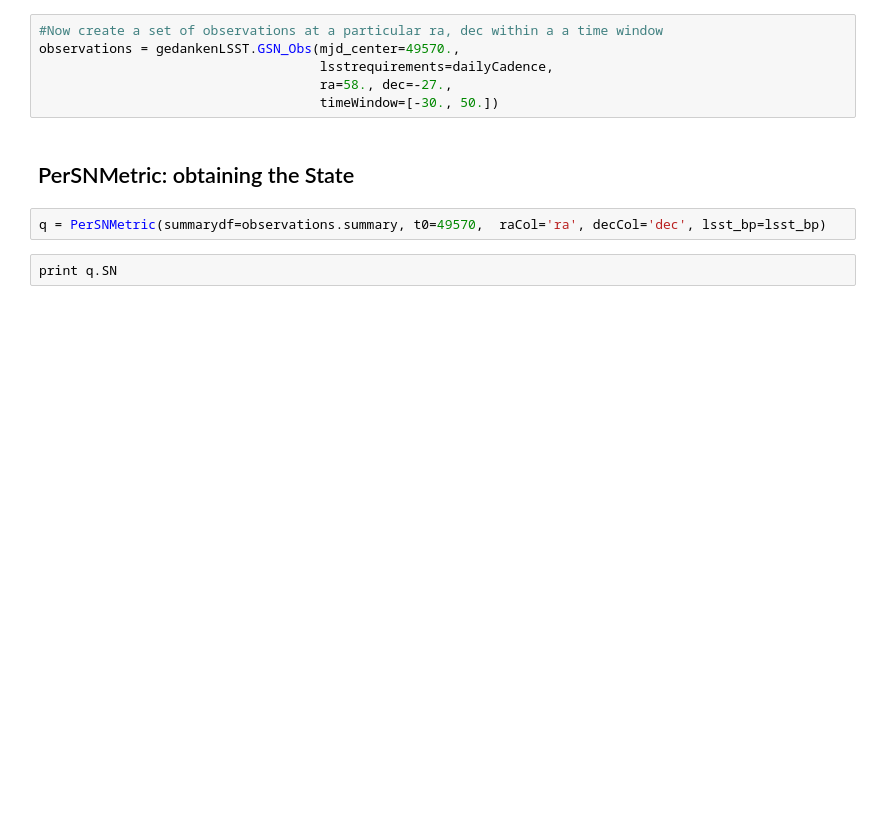
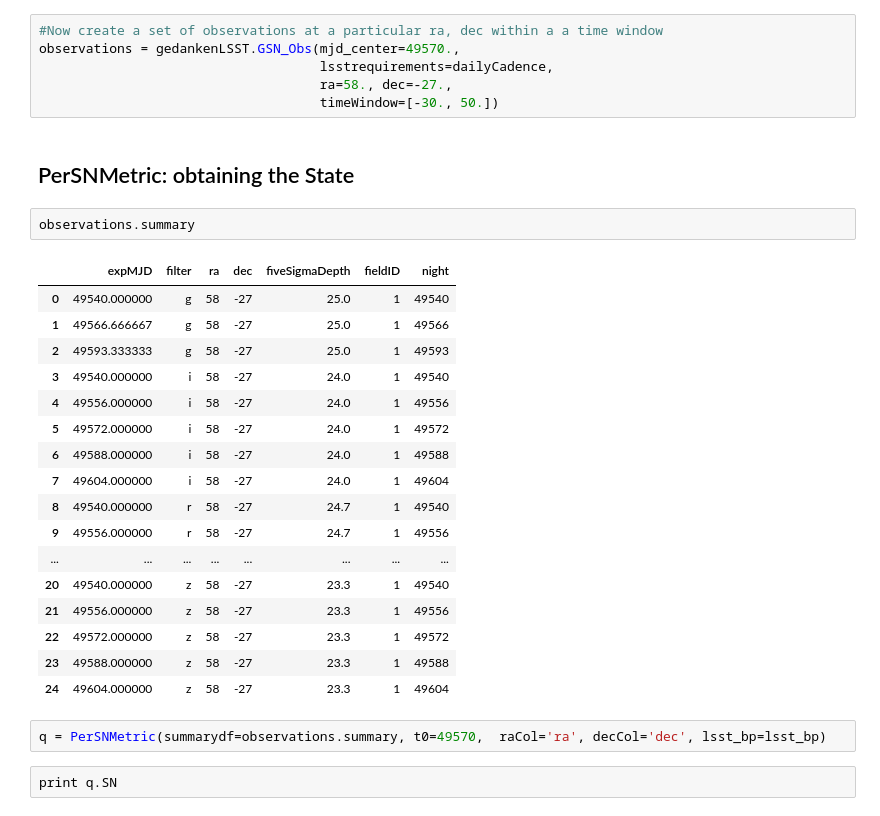
Before and after one commit to rbiswas4/Cadence, a Jupyter notebook: examples/ChangingRedshift.ipynb, the cells around one changed output. Saved outputs shown, nothing was run; the diff lists cells and outputs as text; blank space fills up the shorter version.

```diff
--- a/examples/ChangingRedshift.ipynb
+++ b/examples/ChangingRedshift.ipynb
@@ -52,6 +55,26 @@ observations = gedankenLSST.GSN_Obs(mjd_center=49570.,
                                     timeWindow=[-30., 50.])
 # %% [markdown]
 ##  PerSNMetric: obtaining the State
+# %%
+observations.summary
+# %% [output]
+|  | expMJD | filter | ra | dec | fiveSigmaDepth | fieldID | night |
+| 0 | 49540.000000 | g | 58 | -27 | 25.0 | 1 | 49540 |
+| 1 | 49566.666667 | g | 58 | -27 | 25.0 | 1 | 49566 |
+| 2 | 49593.333333 | g | 58 | -27 | 25.0 | 1 | 49593 |
+| 3 | 49540.000000 | i | 58 | -27 | 24.0 | 1 | 49540 |
+| 4 | 49556.000000 | i | 58 | -27 | 24.0 | 1 | 49556 |
+| 5 | 49572.000000 | i | 58 | -27 | 24.0 | 1 | 49572 |
+| 6 | 49588.000000 | i | 58 | -27 | 24.0 | 1 | 49588 |
+| 7 | 49604.000000 | i | 58 | -27 | 24.0 | 1 | 49604 |
+| 8 | 49540.000000 | r | 58 | -27 | 24.7 | 1 | 49540 |
+| 9 | 49556.000000 | r | 58 | -27 | 24.7 | 1 | 49556 |
+| ... | ... | ... | ... | ... | ... | ... | ... |
+| 20 | 49540.000000 | z | 58 | -27 | 23.3 | 1 | 49540 |
+| 21 | 49556.000000 | z | 58 | -27 | 23.3 | 1 | 49556 |
+| 22 | 49572.000000 | z | 58 | -27 | 23.3 | 1 | 49572 |
+| 23 | 49588.000000 | z | 58 | -27 | 23.3 | 1 | 49588 |
+| 24 | 49604.000000 | z | 58 | -27 | 23.3 | 1 | 49604 |
 # %%
 q = PerSNMetric(summarydf=observations.summary, t0=49570,  raCol='ra', decCol='dec', lsst_bp=lsst_bp)
 # %%
```
Also changed, not shown: parts of 11 cells of this notebook, 5 other files.
